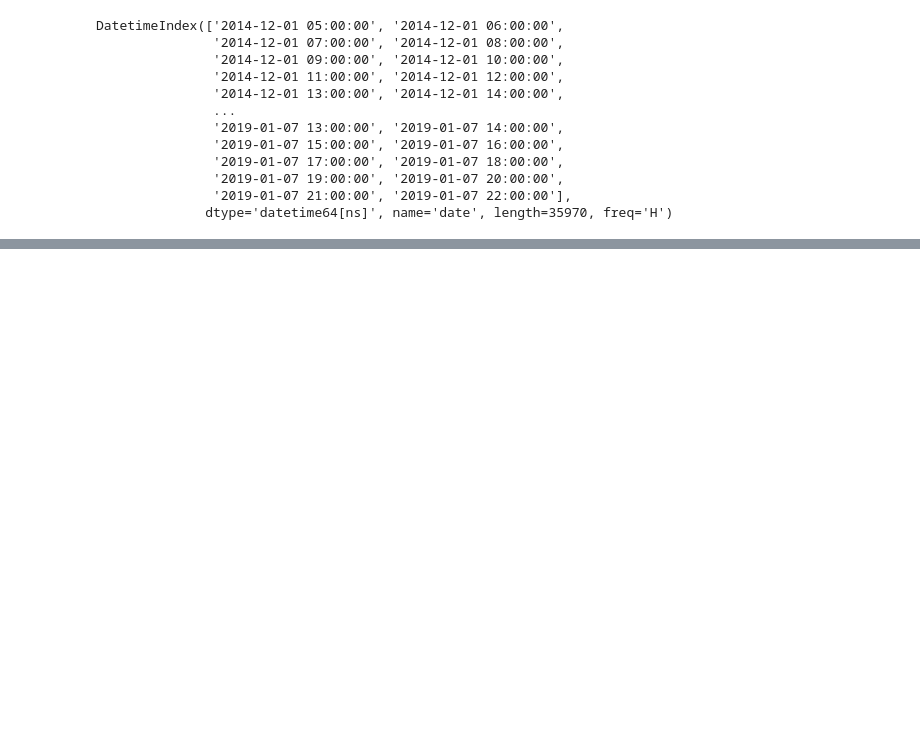
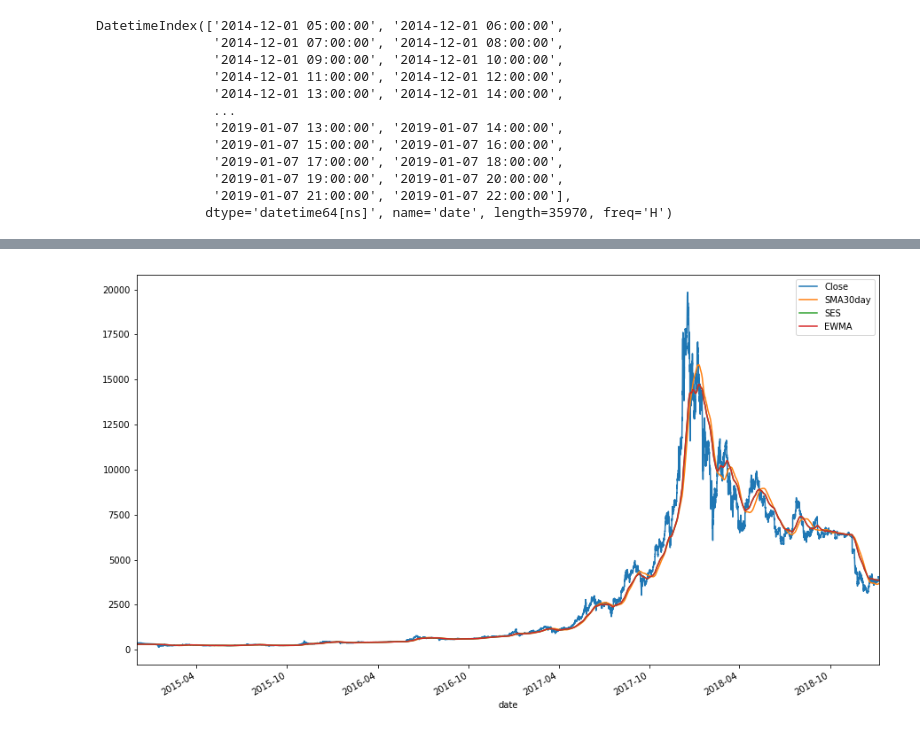
Before and after one commit to legomydiego/Thinkful-Final-Capstone, a Jupyter notebook: Final Capstone.ipynb, the cells around one changed output, grey strips where cells are left out. Drawn from its saved outputs; the diff is of its cells as text; code cells hidden in the pictures; blank space fills up the shorter version.

```diff
--- a/Final Capstone.ipynb
+++ b/Final Capstone.ipynb
@@ -99,0 +117,6 @@ DatetimeIndex(['2014-12-01 05:00:00', '2014-12-01 06:00:00',
+# %%
+# Exponentially Weighted Moving Average
+df['EWMA'] = df['Close'].ewm(span=720, adjust=False).mean()
+df[['Close','SMA30day','SES','EWMA']].plot(figsize=(15,9), legend=True).autoscale(axis='x',tight=True)
+# %% [output]
+[figure, added]
```
Also changed, not shown: parts of 11 cells of this notebook.
